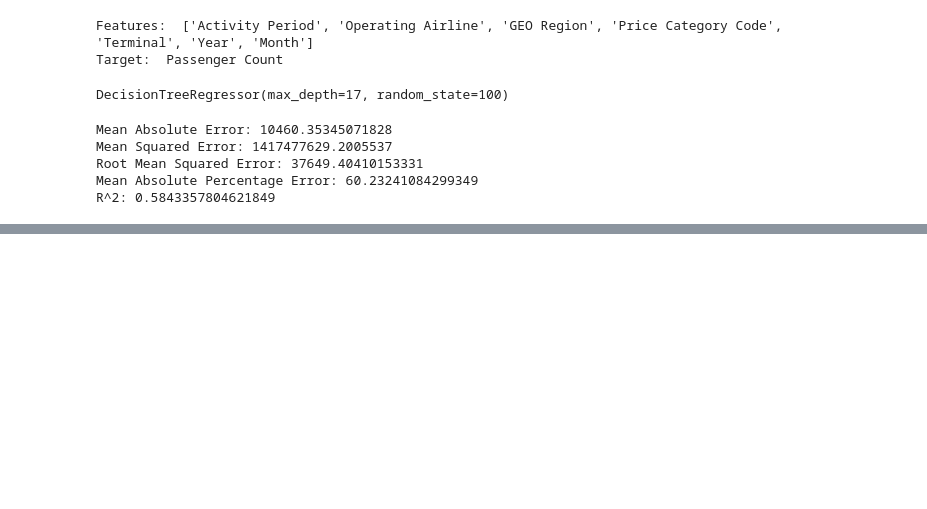
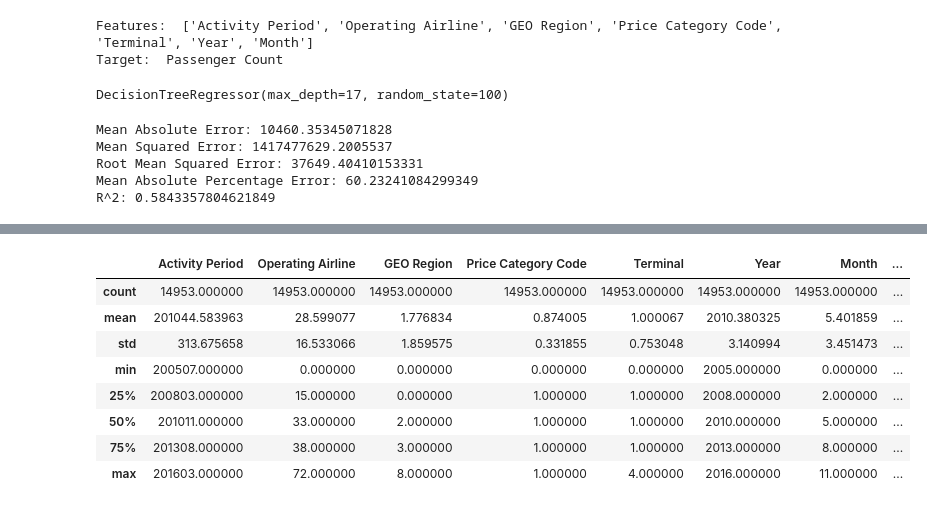
Before and after one commit to albabernal03/BD_proyecto_final, a Jupyter notebook: notebook/analisis.ipynb, the cells around one changed output, grey strips where cells are left out. Cells and saved outputs as stored; diff of their text form; code cells hidden in the pictures; blank space fills up the shorter version.

```diff
--- a/notebook/analisis.ipynb
+++ b/notebook/analisis.ipynb
@@ -431,0 +497,12 @@ R^2: 0.5843357804621849
+# %%
+df_copy.describe()
+# %% [output]
+|  | Activity Period | Operating Airline | GEO Region | Price Category Code | Terminal | Year | Month | ... |
+| count | 14953.000000 | 14953.000000 | 14953.000000 | 14953.000000 | 14953.000000 | 14953.000000 | 14953.000000 | ... |
+| mean | 201044.583963 | 28.599077 | 1.776834 | 0.874005 | 1.000067 | 2010.380325 | 5.401859 | ... |
+| std | 313.675658 | 16.533066 | 1.859575 | 0.331855 | 0.753048 | 3.140994 | 3.451473 | ... |
+| min | 200507.000000 | 0.000000 | 0.000000 | 0.000000 | 0.000000 | 2005.000000 | 0.000000 | ... |
+| 25% | 200803.000000 | 15.000000 | 0.000000 | 1.000000 | 1.000000 | 2008.000000 | 2.000000 | ... |
+| 50% | 201011.000000 | 33.000000 | 2.000000 | 1.000000 | 1.000000 | 2010.000000 | 5.000000 | ... |
+| 75% | 201308.000000 | 38.000000 | 3.000000 | 1.000000 | 1.000000 | 2013.000000 | 8.000000 | ... |
+| max | 201603.000000 | 72.000000 | 8.000000 | 1.000000 | 4.000000 | 2016.000000 | 11.000000 | ... |
```
Also changed, not shown: parts of 11 cells of this notebook.
